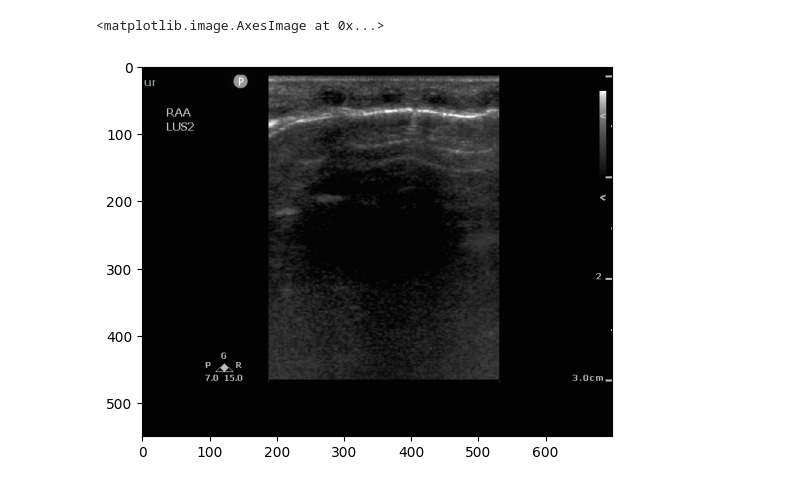
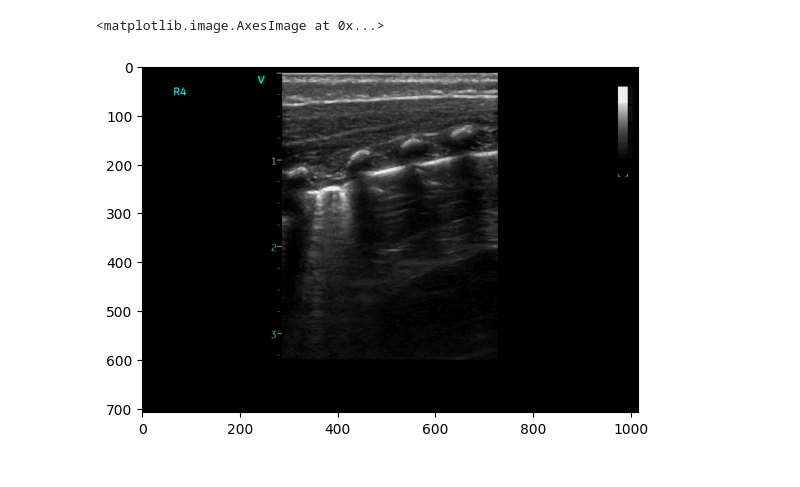
Before and after one commit to miliani-ff03/LUS_Project, a Jupyter notebook: image_preprocessing.ipynb, the cells around one changed output. Saved outputs shown, nothing was run; the diff lists cells and outputs as text; code cells hidden in the pictures.

```diff
--- a/image_preprocessing.ipynb
+++ b/image_preprocessing.ipynb
@@ -13,35 +13,32 @@ def extract_frame(video_path, frame_number=0):
         print("Error: Could not open video.")
         return
 
     # Get video properties
     total_frames = int(cap.get(cv2.CAP_PROP_FRAME_COUNT))
     fps = cap.get(cv2.CAP_PROP_FPS)
 
     # print(f"Total frames: {total_frames}")
     # print(f"FPS: {fps}")
 
     # Set frame position
     cap.set(cv2.CAP_PROP_POS_FRAMES, frame_number)
 
     # Read frame
     ret, frame = cap.read()
 
     if not ret or frame is None:
         print("Error: Could not read frame.")
         return None, total_frames, fps
 
     # Release video capture object
     cap.release()
 
     return frame, total_frames, fps
 
-video_path = '/cosma5/data/durham/dc-fras4/ultrasound/JCUH/038/JCUH_038_LUS_2_Supine/20240531_105025_0001.MP4'
+video_path = '/cosma5/data/durham/dc-fras4/ultrasound/SLURP/MFT_videos/MFT 019/Day 3/Image150.avi'
 frame, total_frames, fps = extract_frame(video_path, frame_number=0)
 
 plt.imshow(frame)
-
-scan_label_cut = frame[50:, 100:]
-plt.imshow(scan_label_cut)
 # %% [output]
 <matplotlib.image.AxesImage at 0x...>
-[figure, old version]
+[figure, new version]
```
Also changed, not shown: parts of 10 cells of this notebook, 20 other files.
